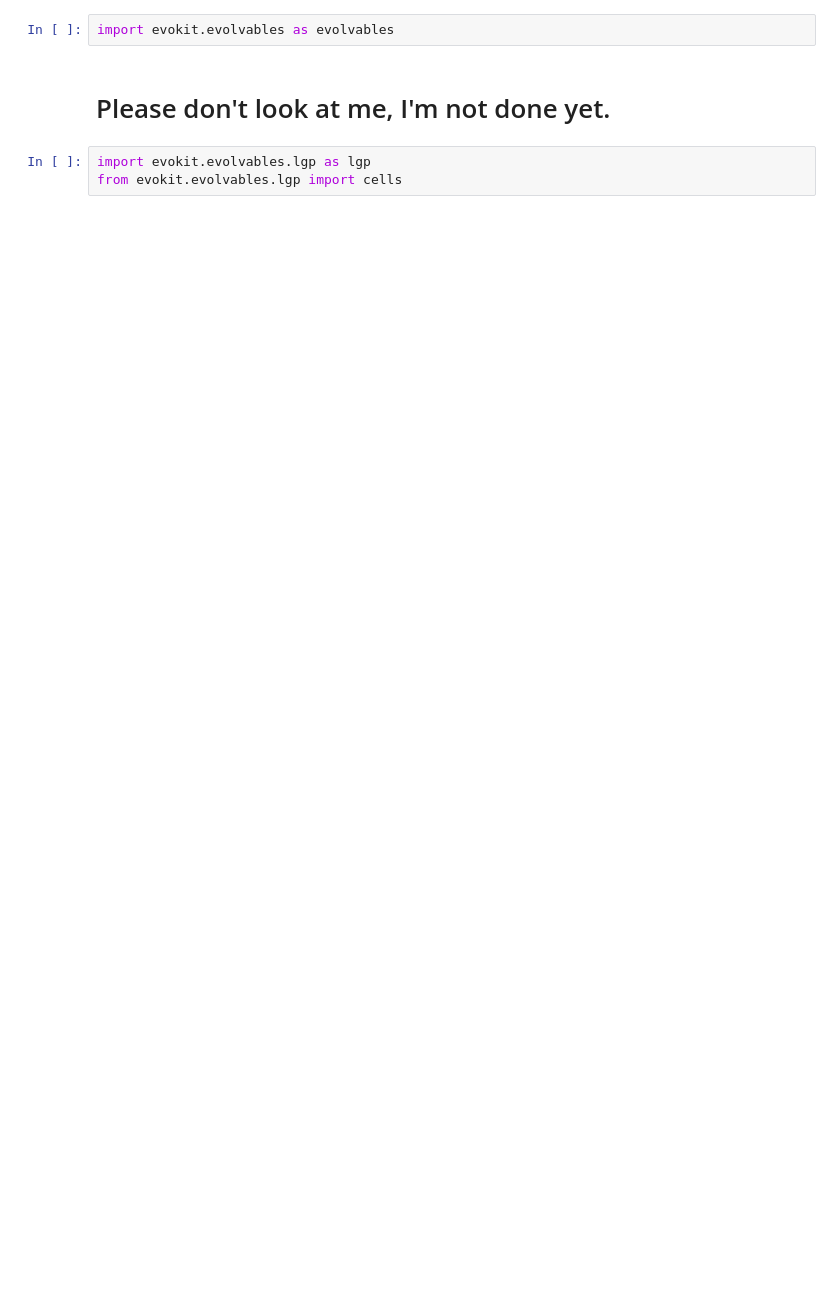
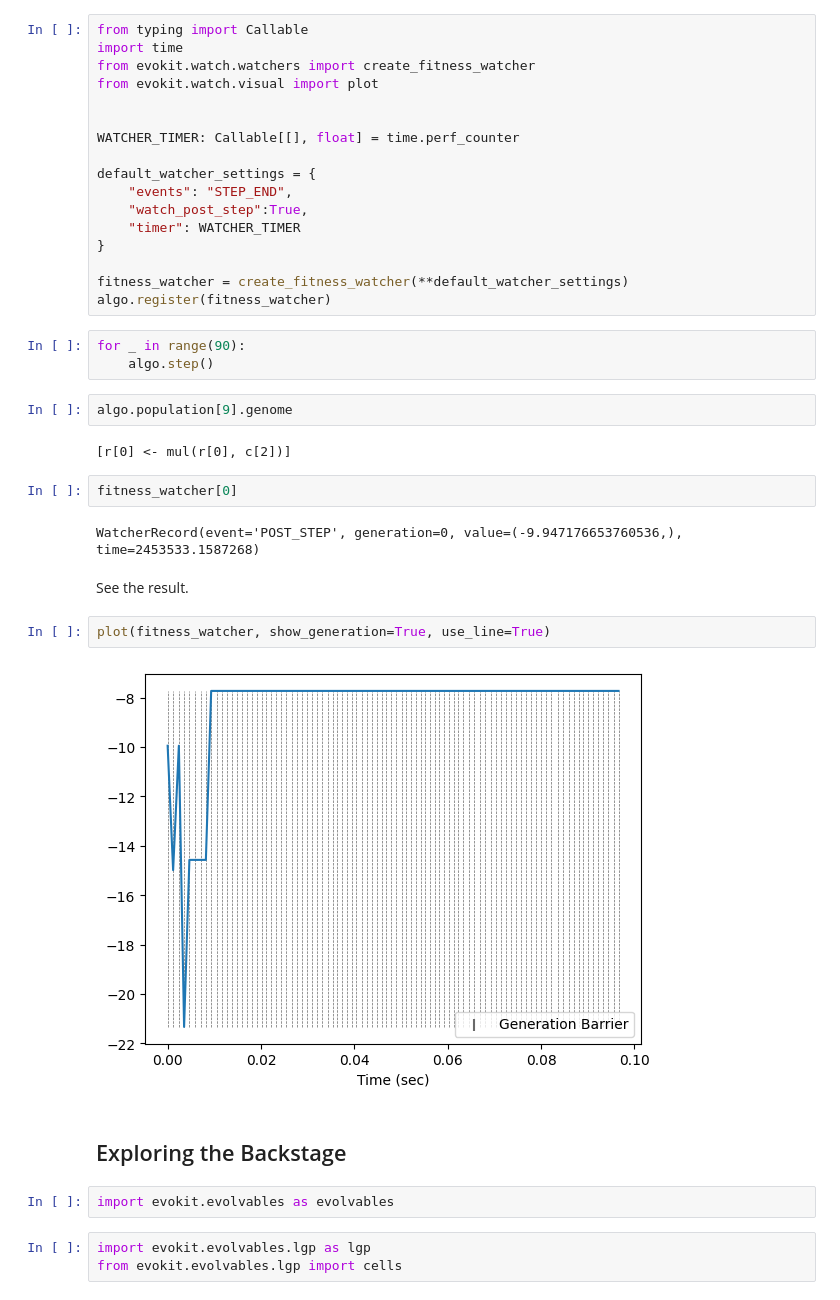
Before and after one commit to lyodine/evokit, a Jupyter notebook: docs/source/guides/examples/lgp.ipynb, the cells around one changed output. Cells and saved outputs as stored; diff of their text form; blank space fills up the shorter version.

```diff
--- a/docs/source/guides/examples/lgp.ipynb
+++ b/docs/source/guides/examples/lgp.ipynb
@@ -1,7 +115,41 @@
+# %%
+from typing import Callable
+import time
+from evokit.watch.watchers import create_fitness_watcher
+from evokit.watch.visual import plot
+
+
+WATCHER_TIMER: Callable[[], float] = time.perf_counter
+
+default_watcher_settings = {
+    "events": "STEP_END",
+    "watch_post_step":True,
+    "timer": WATCHER_TIMER
+}
+
+fitness_watcher = create_fitness_watcher(**default_watcher_settings)
+algo.register(fitness_watcher)
+# %%
+for _ in range(90):
+    algo.step()
+# %%
+algo.population[9].genome
+# %% [output]
+[r[0] <- mul(r[0], c[2])]
+# %%
+fitness_watcher[0]
+# %% [output]
+WatcherRecord(event='POST_STEP', generation=0, value=(-9.947176653760536,), time=2453533.1587268)
+# %% [markdown]
+See the result.
+# %%
+plot(fitness_watcher, show_generation=True, use_line=True)
+# %% [output]
+[figure, added]
+# %% [markdown]
+## Exploring the Backstage
 # %%
 import evokit.evolvables as evolvables
-# %% [markdown]
-# Please don't look at me, I'm not done yet.
 # %%
 import evokit.evolvables.lgp as lgp
 from evokit.evolvables.lgp import cells
```
Also changed, not shown: parts of 11 cells of this notebook, 7 other files.
